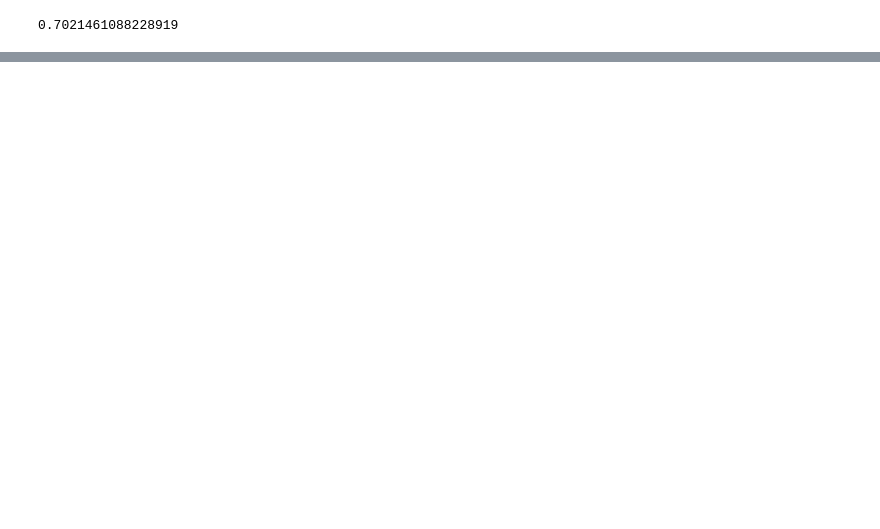
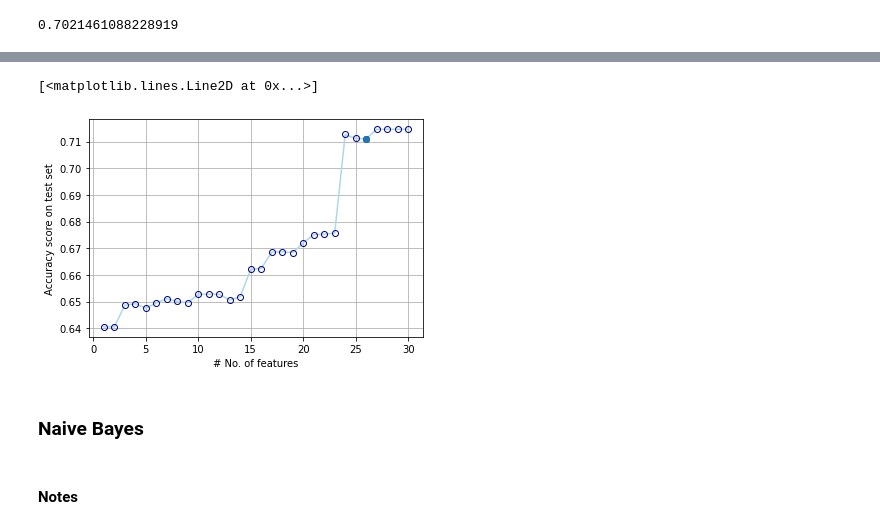
Before and after one commit to MQCOMP2200-S2-2021/Data-Science-Labs, a Jupyter notebook: Portfolio 3 - Christopher Rudolph.ipynb, the cells around one changed output, grey strips where cells are left out. Drawn from its saved outputs; the diff is of its cells as text; code cells hidden in the pictures; blank space fills up the shorter version.

```diff
--- a/Portfolio 3 - Christopher Rudolph.ipynb
+++ b/Portfolio 3 - Christopher Rudolph.ipynb
@@ -678,0 +877,2 @@ plt.plot(best, acc_scores[best-1], marker = 'o', markerfacecolor = 'lightblue')
+# %%
+rfe.fit(X_train, y_train)
@@ -678,0 +890,7 @@ plt.plot(best, acc_scores[best-1], marker = 'o', markerfacecolor = 'lightblue')
+# %%
+# True = the column was used
+# rank = 1 means the column was already selected, next number after is the next to be
+# selected (if desired)
+
+for i in range(X_train.shape[1]):
+    print('column: %d, selected %s, rank: %.3f' % (i, rfe.support_[i], rfe.ranking_[i]))
@@ -678,0 +979,26 @@ plt.plot(best, acc_scores[best-1], marker = 'o', markerfacecolor = 'lightblue')
+# %%
+# Estimating accuracy score on test set using RFE by using different number of features
+estimator = LogisticRegression(max_iter=700)
+acc_scores = []
+for i in range(1,len(churn_oheClean.columns)):
+    selector = RFE(estimator, n_features_to_select= i)
+    selector = selector.fit(X_train, y_train)
+
+    supp = selector.get_support() #  this variable is not called anywhere
+
+    predicted = selector.predict(X_test)
+    acc_score = accuracy_score(y_test, predicted)
+    acc_scores.append(acc_score)
+# %%
+# I believe this code is trying to get the best number of features. Looping through the acc_scores we found previous
+# which determine the accuracy of the different number of features. Instead of manually looking through acc_scores
+#use this loop to find the best score
+
+best = 1
+for item in acc_scores:
+#     print(item)
+    if item >= acc_scores[best-1]:
+#         print(acc_scores)
+        best = acc_scores.index(item)
+#         print(acc_scores.index(item))
+        print(best)
@@ -678,0 +1021,14 @@ plt.plot(best, acc_scores[best-1], marker = 'o', markerfacecolor = 'lightblue')
+# %%
+plt.grid()
+plt.xlabel('# No. of features')
+plt.ylabel('Accuracy score on test set')
+plt.plot(range(1,len(churn_oheClean.columns)), acc_scores, marker = 'o', color = 'lightblue', markeredgewidth = 1 ,
+         markeredgecolor = 'darkblue', markerfacecolor = 'None')
+plt.plot(best, acc_scores[best-1], marker = 'o')
+# %% [output]
+[<matplotlib.lines.Line2D at 0x...>]
+[figure, added]
+# %% [markdown]
+### Naive Bayes
+# %% [markdown]
+#### Notes
```
Also changed, not shown: parts of 81 cells of this notebook, 2 other files.
